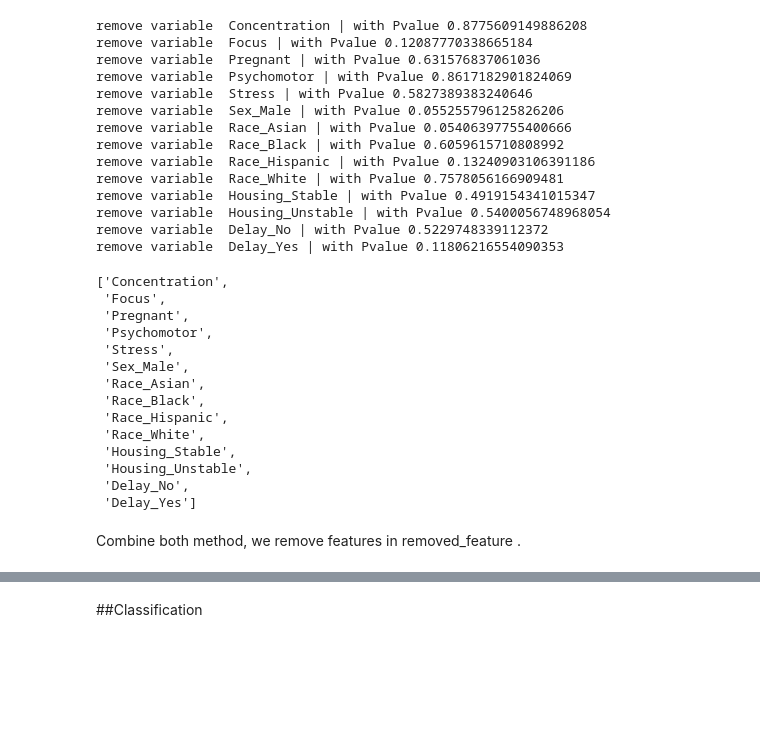
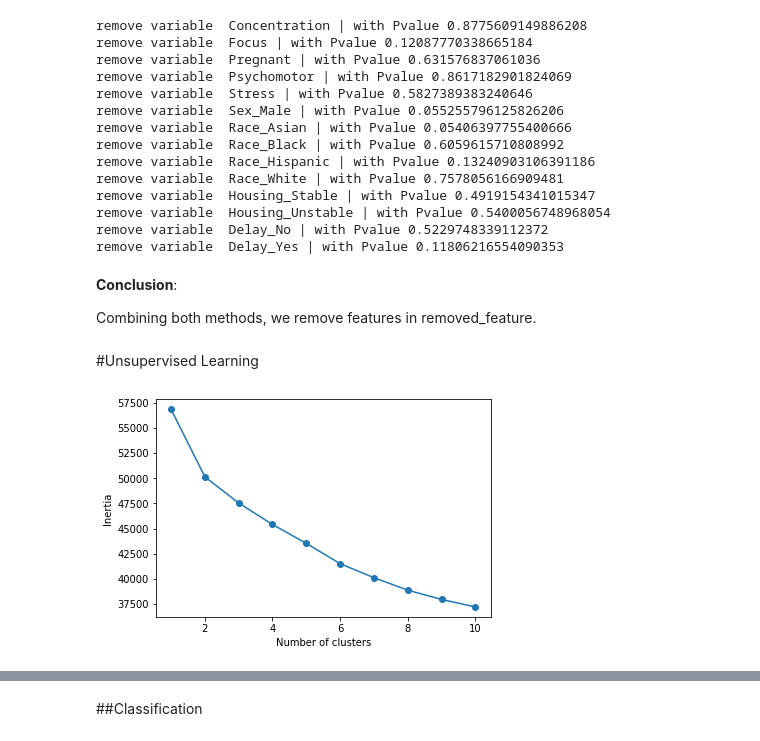
Before and after one commit to ElvesJohn/MachineLearningCW, a Jupyter notebook: MachineLearningColab.ipynb, the cells around one changed output, grey strips where cells are left out. Saved outputs shown, nothing was run; the diff lists cells and outputs as text; code cells hidden in the pictures; blank space fills up the shorter version.

```diff
--- a/MachineLearningColab.ipynb
+++ b/MachineLearningColab.ipynb
@@ -316,22 +342,26 @@ remove variable  Housing_Stable | with Pvalue 0.4919154341015347
 remove variable  Housing_Unstable | with Pvalue 0.5400056748968054
 remove variable  Delay_No | with Pvalue 0.5229748339112372
 remove variable  Delay_Yes | with Pvalue 0.11806216554090353
-# %%
-removed_feature
-# %% [output]
-['Concentration',
- 'Focus',
- 'Pregnant',
- 'Psychomotor',
- 'Stress',
- 'Sex_Male',
- 'Race_Asian',
- 'Race_Black',
- 'Race_Hispanic',
- 'Race_White',
- 'Housing_Stable',
- 'Housing_Unstable',
- 'Delay_No',
- 'Delay_Yes']
 # %% [markdown]
-Combine both method, we remove features in removed_feature .
+**Conclusion**:
+
+Combining both methods, we remove features in removed_feature.
+# %%
+train_feature_reduced = train_encoded.drop(removed_feature, axis=1)
+# %% [markdown]
+#Unsupervised Learning
+# %%
+from sklearn.cluster import KMeans
+# Compute the inertia on the data for different numbers of clusters
+inertias = []
+for k in range(1, 11):
+    kmeans = KMeans(n_clusters=k, random_state=0).fit(train_feature_reduced.drop('Diagnosis', axis=1))
+    inertias.append(kmeans.inertia_)
+
+# Plot the inertia for each number of clusters
+plt.plot(range(1, 11), inertias, marker='o')
+plt.xlabel('Number of clusters')
+plt.ylabel('Inertia')
+plt.show()
+# %% [output]
+[figure, added]
```
Also changed, not shown: parts of 33 cells of this notebook.
